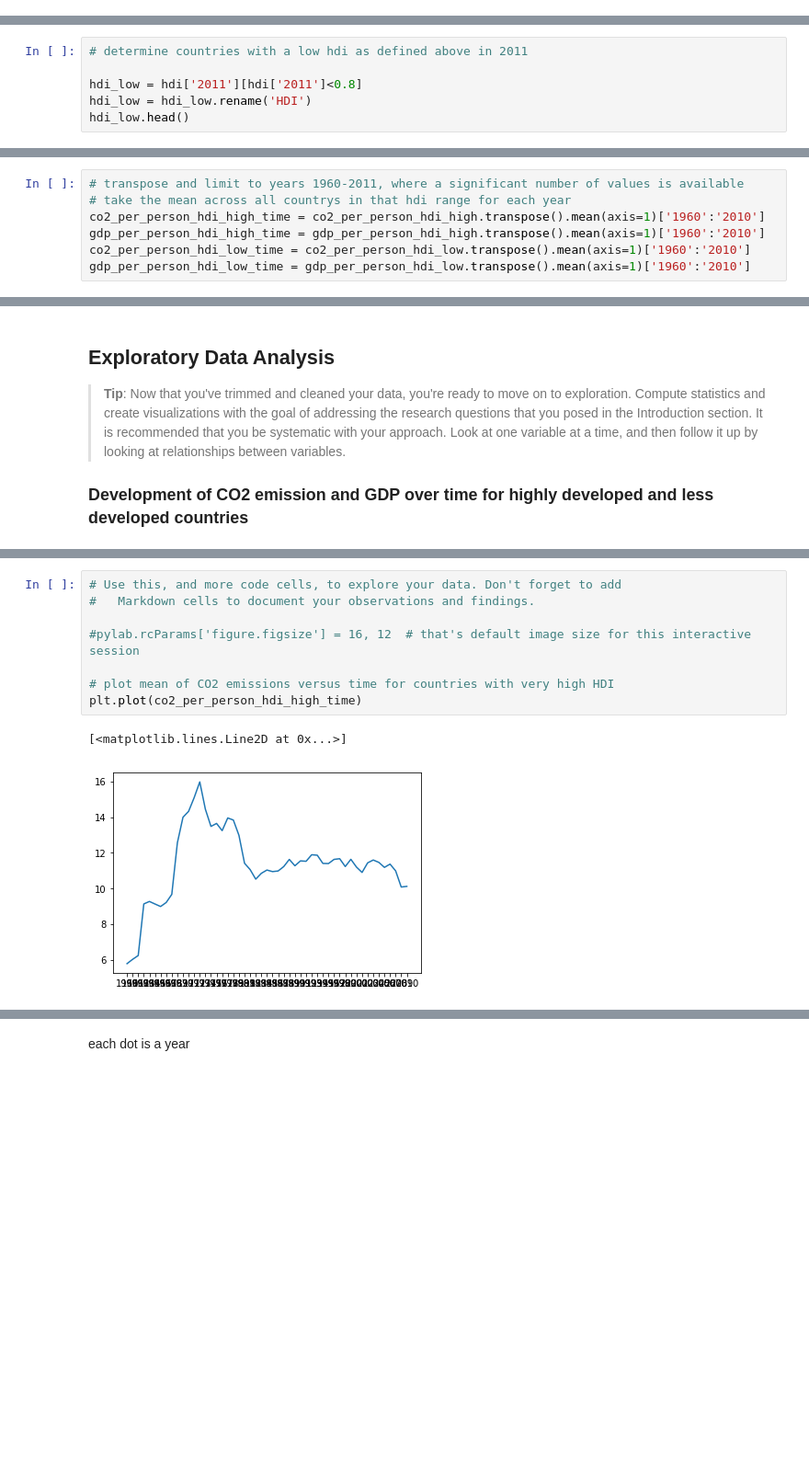
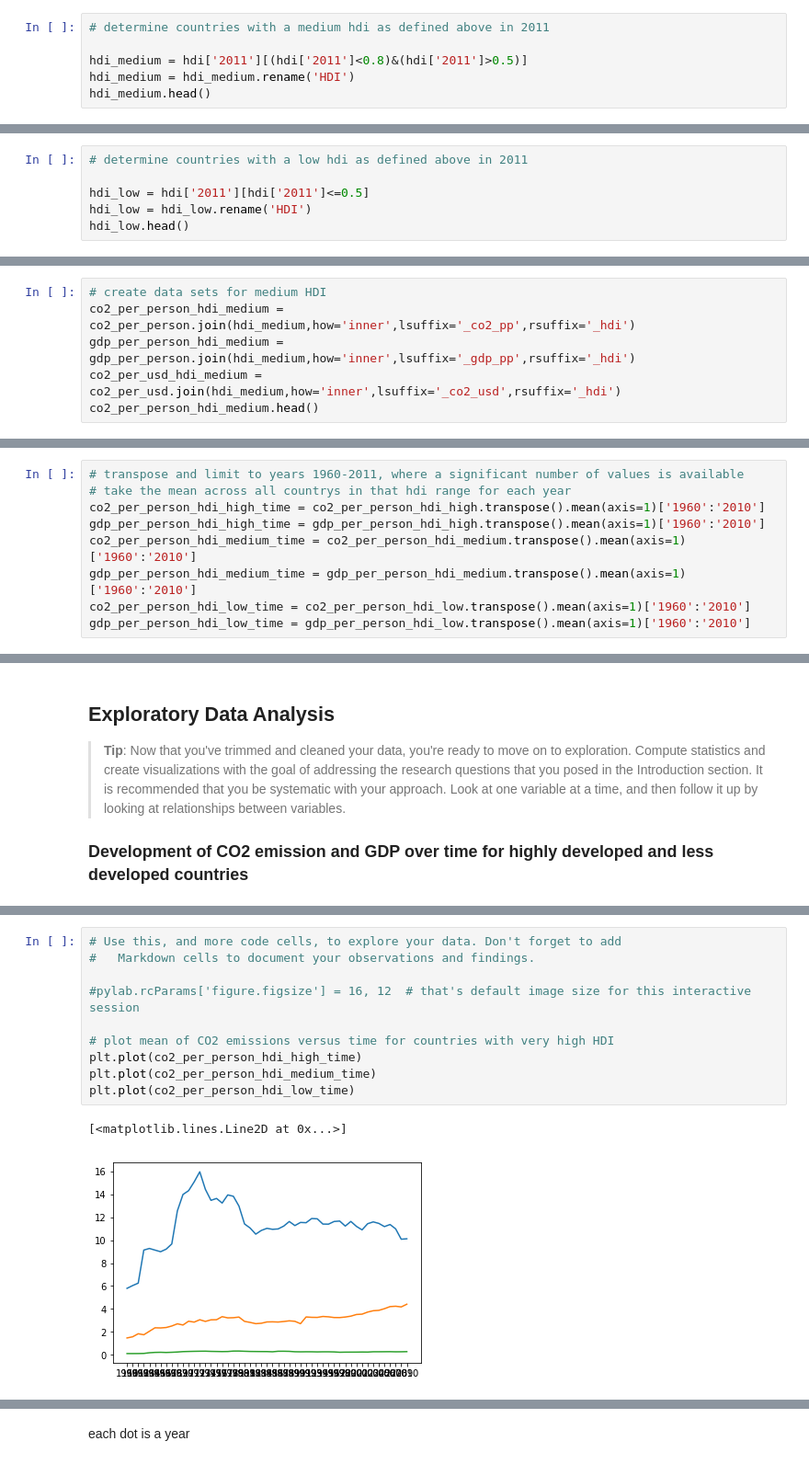
Before and after one commit to hstoefen/Intro-to-Data-Analysis, a Jupyter notebook: Final Project/project_draft1.ipynb, the cells around one changed output, grey strips where cells are left out. Shown: that part at 92% size. Cells and saved outputs as stored; diff of their text form; blank space fills up the shorter version.

```diff
--- a/Final Project/project_draft1.ipynb
+++ b/Final Project/project_draft1.ipynb
@@ -183,3 +192,9 @@ Austria      0.885
 Bahrain      0.806
 Belgium      0.886
 Name: HDI, dtype: float64
+# %%
+# determine countries with a medium hdi as defined above in 2011
+
+hdi_medium = hdi['2011'][(hdi['2011']<0.8)&(hdi['2011']>0.5)]
+hdi_medium = hdi_medium.rename('HDI')
+hdi_medium.head()
@@ -186,7 +209,7 @@ Name: HDI, dtype: float64
 # %%
 # determine countries with a low hdi as defined above in 2011
 
-hdi_low = hdi['2011'][hdi['2011']<0.8]
+hdi_low = hdi['2011'][hdi['2011']<=0.5]
 hdi_low = hdi_low.rename('HDI')
 hdi_low.head()
 # %% [output]
@@ -211,3 +234,9 @@ gdp_per_person_hdi_high.head()
 | Bahrain | NaN | NaN | NaN | NaN | NaN | NaN | NaN | NaN | NaN | NaN | ... | ... |
 | Belgium | 7454.716536 | 7799.889081 | 8173.818456 | 8465.979625 | 8969.632551 | 9205.035593 | 9431.614088 | 9742.062810 | 10110.804209 | 10750.644578 | ... | ... |
 5 rows × 53 columns
+# %%
+# create data sets for medium HDI
+co2_per_person_hdi_medium = co2_per_person.join(hdi_medium,how='inner',lsuffix='_co2_pp',rsuffix='_hdi')
+gdp_per_person_hdi_medium = gdp_per_person.join(hdi_medium,how='inner',lsuffix='_gdp_pp',rsuffix='_hdi')
+co2_per_usd_hdi_medium = co2_per_usd.join(hdi_medium,how='inner',lsuffix='_co2_usd',rsuffix='_hdi')
+co2_per_person_hdi_medium.head()
@@ -236,5 +277,7 @@ gdp_per_person_hdi_low_country = gdp_per_person_hdi_low.iloc[:,:-1].mean(axis=1)
 # take the mean across all countrys in that hdi range for each year
 co2_per_person_hdi_high_time = co2_per_person_hdi_high.transpose().mean(axis=1)['1960':'2010']
 gdp_per_person_hdi_high_time = gdp_per_person_hdi_high.transpose().mean(axis=1)['1960':'2010']
+co2_per_person_hdi_medium_time = co2_per_person_hdi_medium.transpose().mean(axis=1)['1960':'2010']
+gdp_per_person_hdi_medium_time = gdp_per_person_hdi_medium.transpose().mean(axis=1)['1960':'2010']
 co2_per_person_hdi_low_time = co2_per_person_hdi_low.transpose().mean(axis=1)['1960':'2010']
 gdp_per_person_hdi_low_time = gdp_per_person_hdi_low.transpose().mean(axis=1)['1960':'2010']
@@ -248,13 +336,15 @@ gdp_per_person_hdi_low_time = gdp_per_person_hdi_low.transpose().mean(axis=1)['1
 # %%
 # Use this, and more code cells, to explore your data. Don't forget to add
 #   Markdown cells to document your observations and findings.
 
 #pylab.rcParams['figure.figsize'] = 16, 12  # that's default image size for this interactive session
 
 # plot mean of CO2 emissions versus time for countries with very high HDI
 plt.plot(co2_per_person_hdi_high_time)
+plt.plot(co2_per_person_hdi_medium_time)
+plt.plot(co2_per_person_hdi_low_time)
 # %% [output]
 [<matplotlib.lines.Line2D at 0x...>]
-[figure, old version]
+[figure, new version]
 # %%
 plt.plot(gdp_per_person_hdi_high_time)
```
Also changed, not shown: parts of 20 cells of this notebook.
